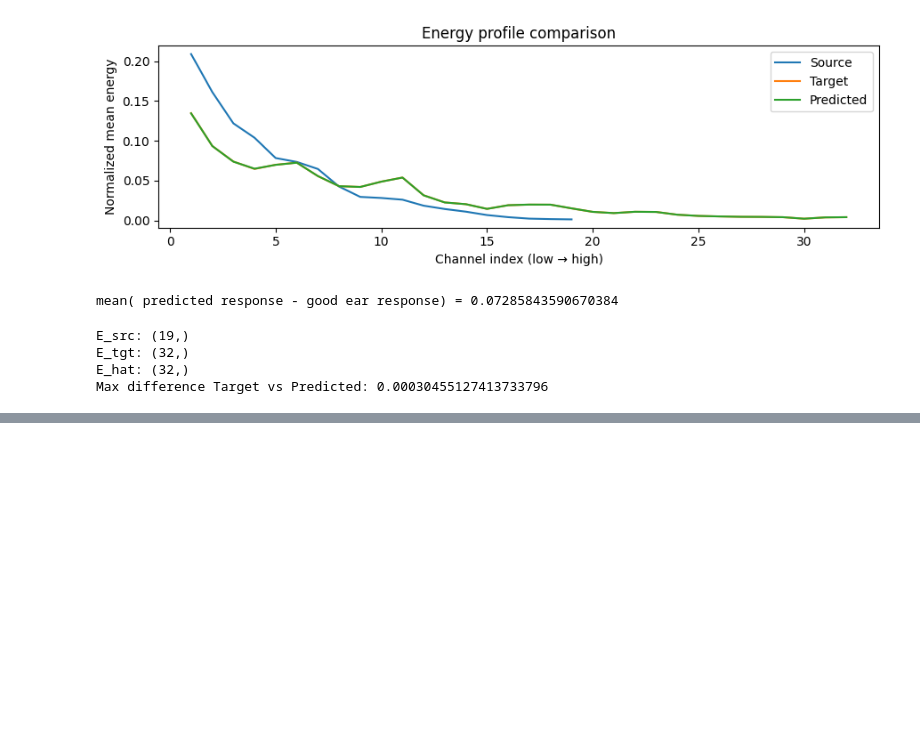
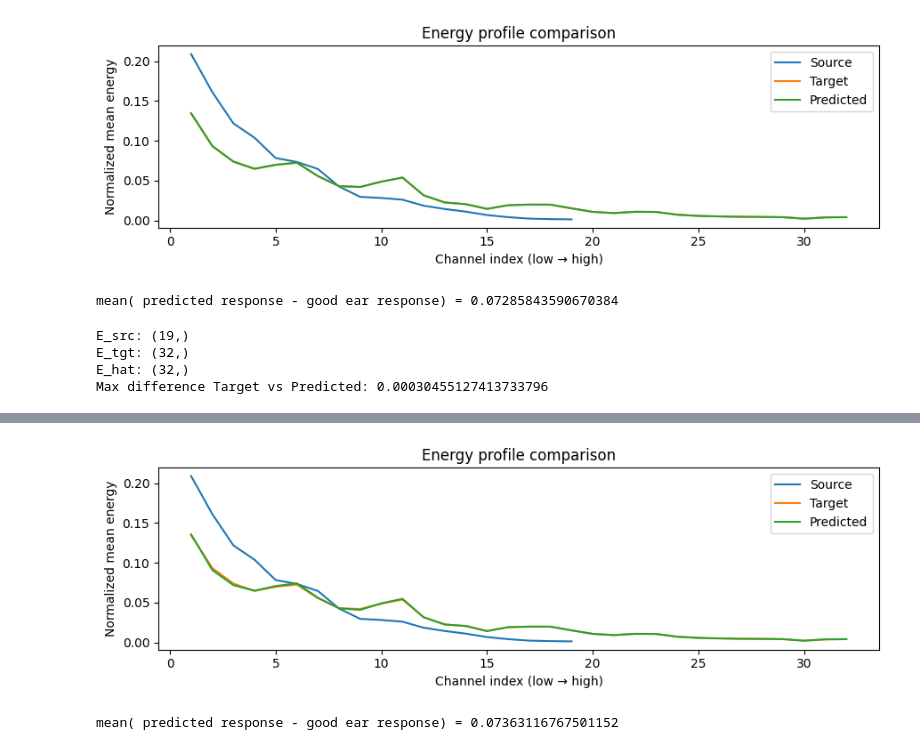
Before and after one commit to TonyTran03/MATH4400, a Jupyter notebook: models/cochleagram.ipynb, the cells around one changed output, grey strips where cells are left out. Cells and saved outputs as stored; diff of their text form; code cells hidden in the pictures; blank space fills up the shorter version.

```diff
--- a/models/cochleagram.ipynb
+++ b/models/cochleagram.ipynb
@@ -214,0 +260,27 @@ Max difference Target vs Predicted: 0.00030455127413733796
+# %%
+from IPython.display import  display, Markdown, HTML
+
+
+def energy_profile(C):
+    E = C.mean(axis=1)
+    return E / (E.sum() + 1e-12)
+
+E_src = energy_profile(C_src)
+E_tgt = energy_profile(C_tgt)
+E_hat = energy_profile(C_hat)
+
+plt.figure(figsize=(9,3))
+plt.plot(np.arange(1, len(E_src)+1), E_src, label="Source")
+plt.plot(np.arange(1, len(E_tgt)+1), E_tgt, label="Target")
+plt.plot(np.arange(1, len(E_hat)+1), E_hat, label="Predicted")
+plt.xlabel("Channel index (low → high)")
+plt.ylabel("Normalized mean energy")
+plt.title("Energy profile comparison")
+plt.legend()
+plt.tight_layout()
+plt.show()
+
+print("mean( predicted response - good ear response) =", np.mean(np.abs(C_hat - C_tgt))) # 0.07285843590670384 So Target \approx Predicted
+# %% [output]
+[figure, added]
+mean( predicted response - good ear response) = 0.07363116767501152
```
Also changed, not shown: parts of 26 cells of this notebook, 4 other files.
